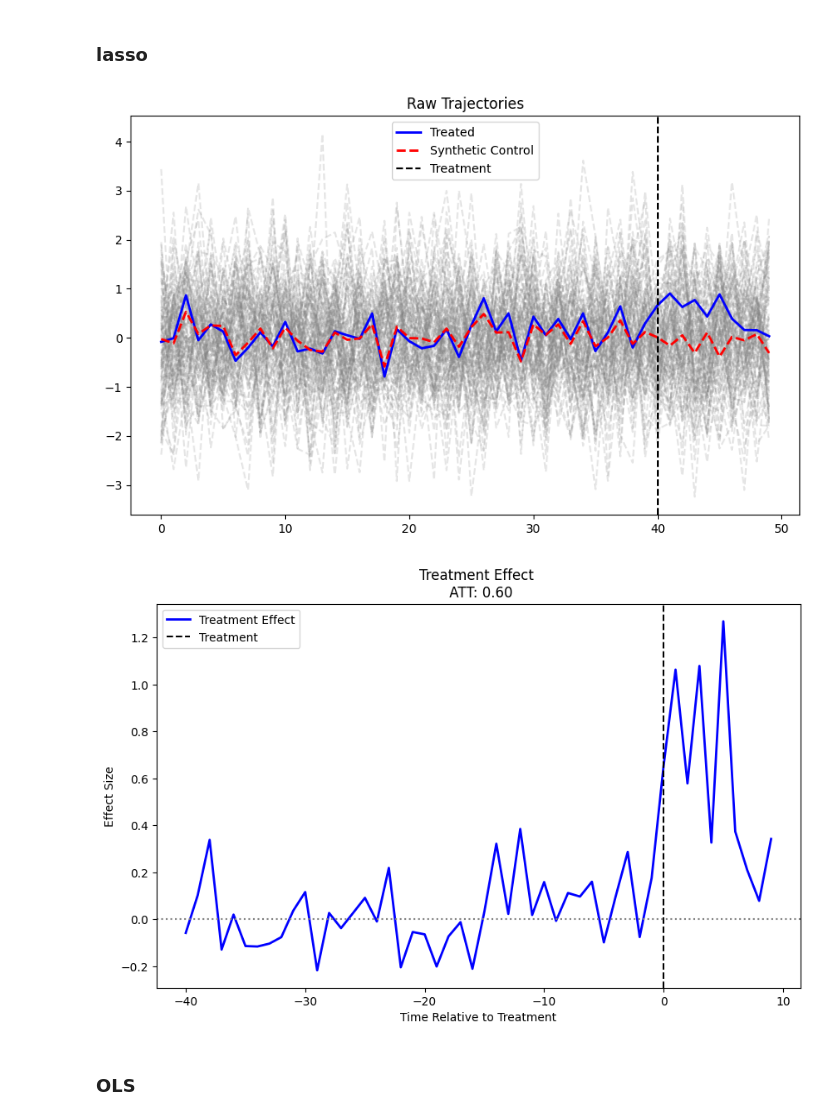
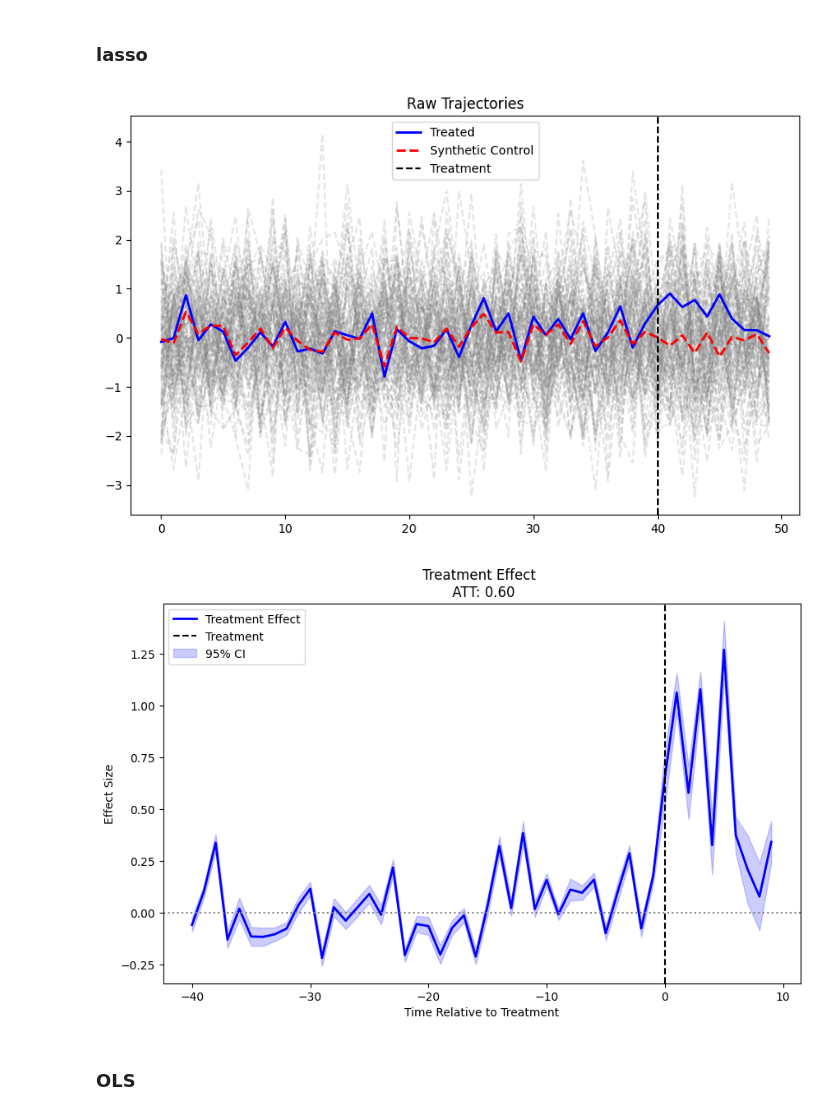
Before and after one commit to s3alfisc/synthlearners, a Jupyter notebook: notebooks/demo.ipynb, the cells around one changed output. Saved outputs shown, nothing was run; the diff lists cells and outputs as text; code cells hidden in the pictures.

```diff
--- a/notebooks/demo.ipynb
+++ b/notebooks/demo.ipynb
@@ -41,15 +46,20 @@ plt.show()
 # %%
 # Fit synthetic control
 synth = Synth(method="lp_norm", p=1.0, n_jobs=8)
-results = synth.fit(Y, treated_units, config.T_pre)
+results = synth.fit(
+    Y,
+    treated_units,
+    config.T_pre,
+    compute_jackknife=True,
+)
 # Plot raw data
 synth.plot(results, Y, treated_units, config.T_pre, mode="raw")
 plt.show()
 synth.plot(results, Y, treated_units, config.T_pre, mode="effect", show_ci=True)
 plt.show()
 # %% [output]
 [figure]
-[figure, old version]
+[figure, new version]
 # %% [markdown]
 ### OLS
 # %%
```
Also changed, not shown: parts of 5 cells of this notebook.
